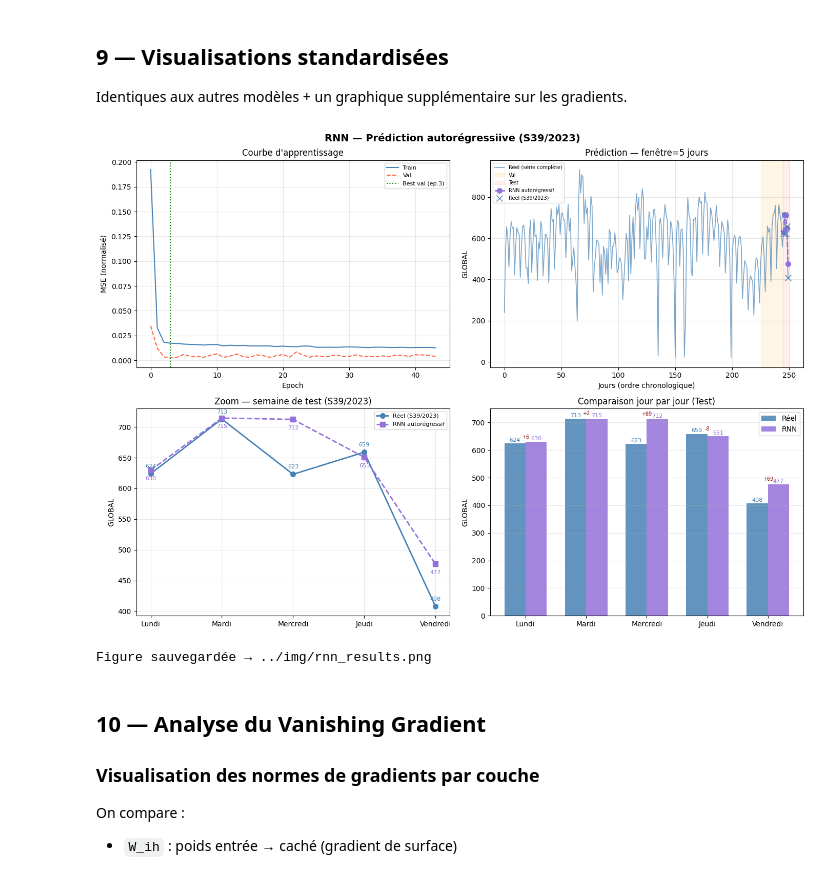
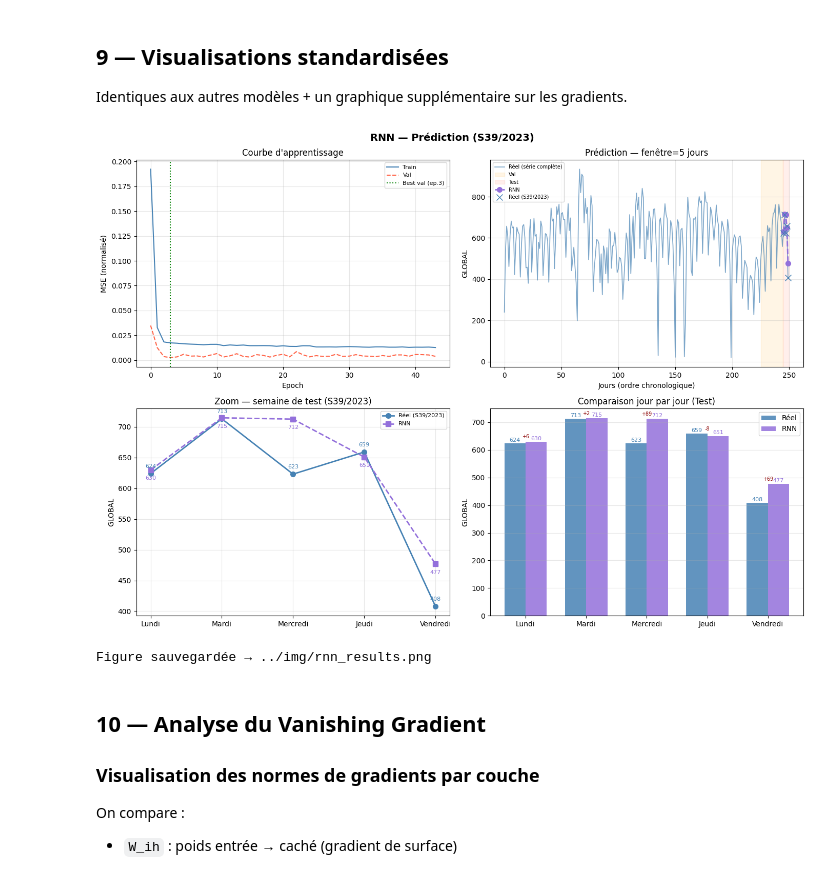
Before and after one commit to dolipran3/ProjetFISA, a Jupyter notebook: models/rnn.ipynb, the cells around one changed output. Drawn from its saved outputs; the diff is of its cells as text; code cells hidden in the pictures.

```diff
--- a/models/rnn.ipynb
+++ b/models/rnn.ipynb
@@ -434,7 +434,7 @@ test_indices = list(range(len(all_real) - N_TEST, len(all_real)))
 val_indices  = list(range(val_start, test_start))
 
 fig, axes = plt.subplots(2, 2, figsize=(14, 10))
-fig.suptitle(f'{MODEL_NAME} — Prédiction autorégressiive ({TEST_LABEL})',
+fig.suptitle(f'{MODEL_NAME} — Prédiction ({TEST_LABEL})',
              fontsize=14, fontweight='bold')
 
 # ── 1 : Courbes d'apprentissage (train + val) ─────────────────────────────
@@ -456,7 +456,7 @@ ax.plot(range(len(all_real)), all_real,
 ax.axvspan(val_start, test_start - 0.5, alpha=0.10, color='orange', label='Val')
 ax.axvspan(test_start - 0.5, len(all_real), alpha=0.10, color='tomato', label='Test')
 ax.plot(test_indices, preds_real,
-        label=f'{MODEL_NAME} autorégressif', color='mediumpurple',
+        label=f'{MODEL_NAME}', color='mediumpurple',
         ls='--', marker='o', ms=7, lw=2)
 ax.plot(test_indices, real_real,
         color='steelblue', marker='x', ms=9, ls='None', label=f'Réel ({TEST_LABEL})')
@@ -469,7 +469,7 @@ ax.grid(alpha=0.3)
 # ── 3 : Zoom semaine de test ──────────────────────────────────────────────
 ax = axes[1, 0]
 ax.plot(DAY_LABELS, real_real,  'o-', color='steelblue',    ms=7, lw=2, label=f'Réel ({TEST_LABEL})')
-ax.plot(DAY_LABELS, preds_real, 's--', color='mediumpurple', ms=7, lw=2, label=f'{MODEL_NAME} autorégressif')
+ax.plot(DAY_LABELS, preds_real, 's--', color='mediumpurple', ms=7, lw=2, label=f'{MODEL_NAME}')
 for i, (r, p) in enumerate(zip(real_real, preds_real)):
     ax.annotate(f'{r:.0f}', (i, r), textcoords='offset points', xytext=(0, 8),
                 ha='center', fontsize=8, color='steelblue')
@@ -481,34 +481,34 @@ ax.legend(fontsize=8)
 ax.grid(alpha=0.3)
 
 # ── 4 : Barres côte à côte ───────────────────────────────────────────────
 ax    = axes[1, 1]
 x     = np.arange(N_TEST)
 width = 0.35
 b_r   = ax.bar(x - width/2, real_real,  width, label='Réel',     color='steelblue',   alpha=0.85)
 b_p   = ax.bar(x + width/2, preds_real, width, label=MODEL_NAME, color='mediumpurple', alpha=0.85)
 for bar, val in zip(b_r, real_real):
     ax.text(bar.get_x() + bar.get_width()/2, bar.get_height() + 2,
             f'{val:.0f}', ha='center', va='bottom', fontsize=8, color='steelblue')
 for bar, val in zip(b_p, preds_real):
     ax.text(bar.get_x() + bar.get_width()/2, bar.get_height() + 2,
             f'{val:.0f}', ha='center', va='bottom', fontsize=8, color='mediumpurple')
 ax.set_xticks(x)
 ax.set_xticklabels(DAY_LABELS)
 ax.set_ylabel(TARGET_COL)
 ax.set_title('Comparaison jour par jour (Test)')
 ax.legend()
 ax.grid(axis='y', alpha=0.3)
 for i in range(N_TEST):
     err = preds_real[i] - real_real[i]
     ax.text(i, max(real_real[i], preds_real[i]) + 12,
             f'{err:+.0f}', ha='center', fontsize=7, color='darkred')
 
 plt.tight_layout()
 plt.savefig(IMG_PATH, dpi=150, bbox_inches='tight')
 plt.show()
 print(f'Figure sauvegardée → {IMG_PATH}')
 # %% [output]
-[figure, old version]
+[figure, new version]
 Figure sauvegardée → ../img/rnn_results.png
 # %% [markdown]
 ## 10 — Analyse du Vanishing Gradient
```
Also changed, not shown: 20 other files.
